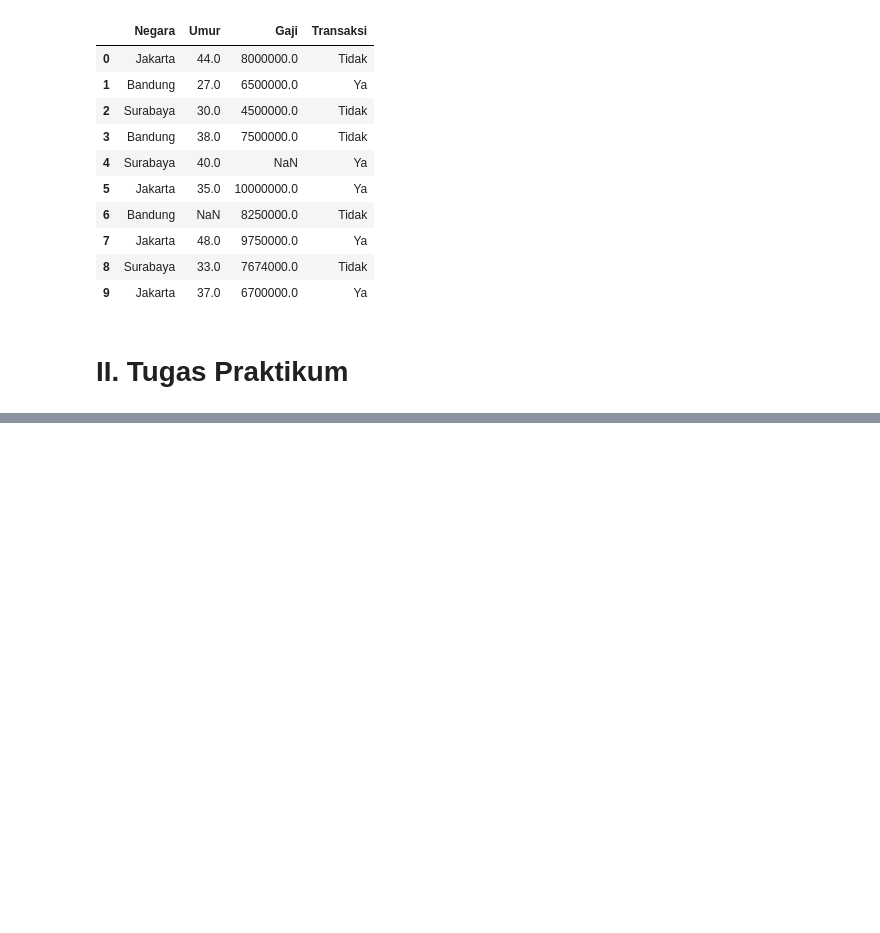
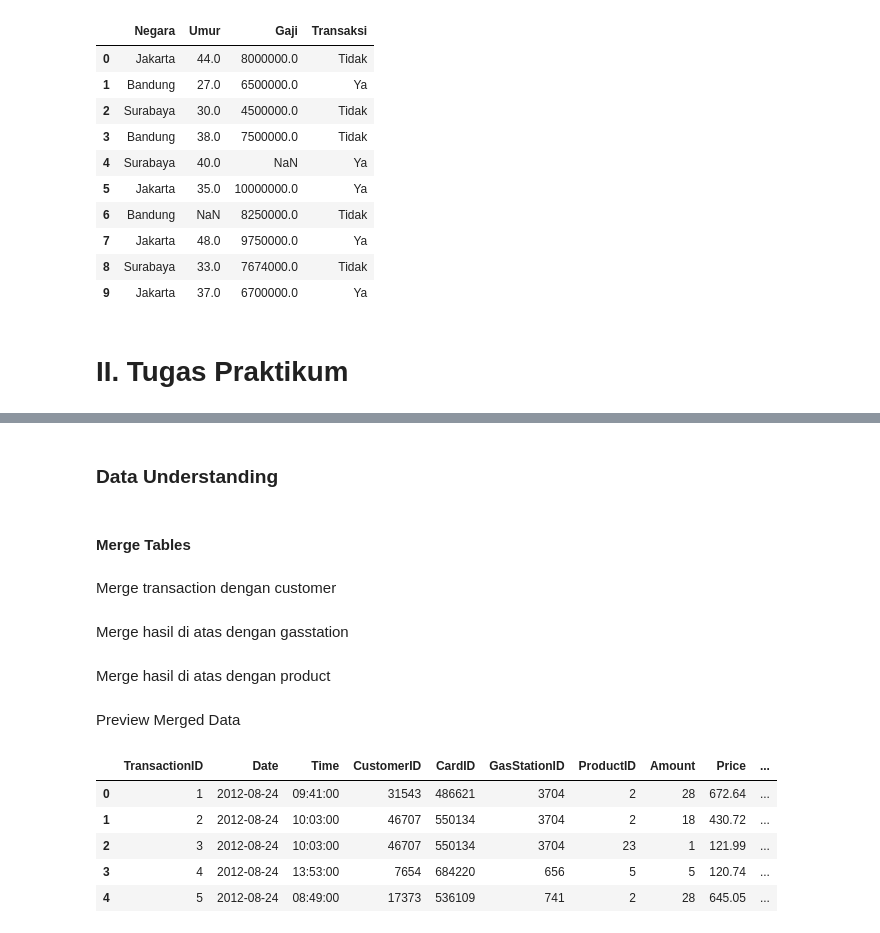
Before and after one commit to terra2n/2025_KB_TI-1C, a Jupyter notebook: jobsheet5.ipynb, the cells around one changed output, grey strips where cells are left out. Drawn from its saved outputs; the diff is of its cells as text; code cells hidden in the pictures; blank space fills up the shorter version.

```diff
--- a/jobsheet5.ipynb
+++ b/jobsheet5.ipynb
@@ -205,0 +272,6 @@ df_fix_age
+# %% [markdown]
+### Data Understanding
+# %% [markdown]
+#### Merge Tables
+# %% [markdown]
+Merge transaction dengan customer
@@ -205,0 +280,2 @@ df_fix_age
+# %% [markdown]
+Merge hasil di atas dengan gasstation
@@ -205,0 +284,2 @@ df_fix_age
+# %% [markdown]
+Merge hasil di atas dengan product
@@ -205,0 +288,11 @@ df_fix_age
+# %% [markdown]
+Preview Merged Data
+# %%
+final_df.head()
+# %% [output]
+|  | TransactionID | Date | Time | CustomerID | CardID | GasStationID | ProductID | Amount | Price | ... |
+| 0 | 1 | 2012-08-24 | 09:41:00 | 31543 | 486621 | 3704 | 2 | 28 | 672.64 | ... |
+| 1 | 2 | 2012-08-24 | 10:03:00 | 46707 | 550134 | 3704 | 2 | 18 | 430.72 | ... |
+| 2 | 3 | 2012-08-24 | 10:03:00 | 46707 | 550134 | 3704 | 23 | 1 | 121.99 | ... |
+| 3 | 4 | 2012-08-24 | 13:53:00 | 7654 | 684220 | 656 | 5 | 5 | 120.74 | ... |
+| 4 | 5 | 2012-08-24 | 08:49:00 | 17373 | 536109 | 741 | 2 | 28 | 645.05 | ... |
```
Also changed, not shown: parts of 35 cells of this notebook.
